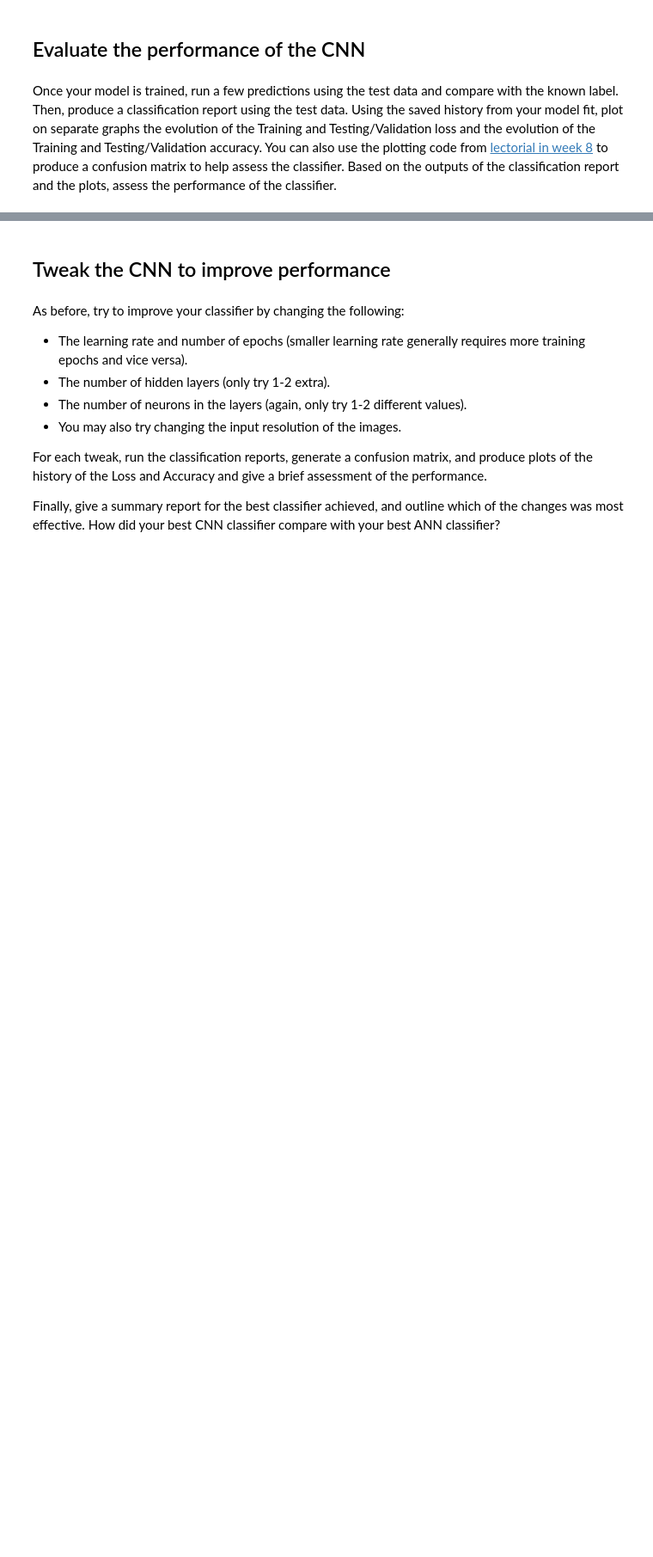
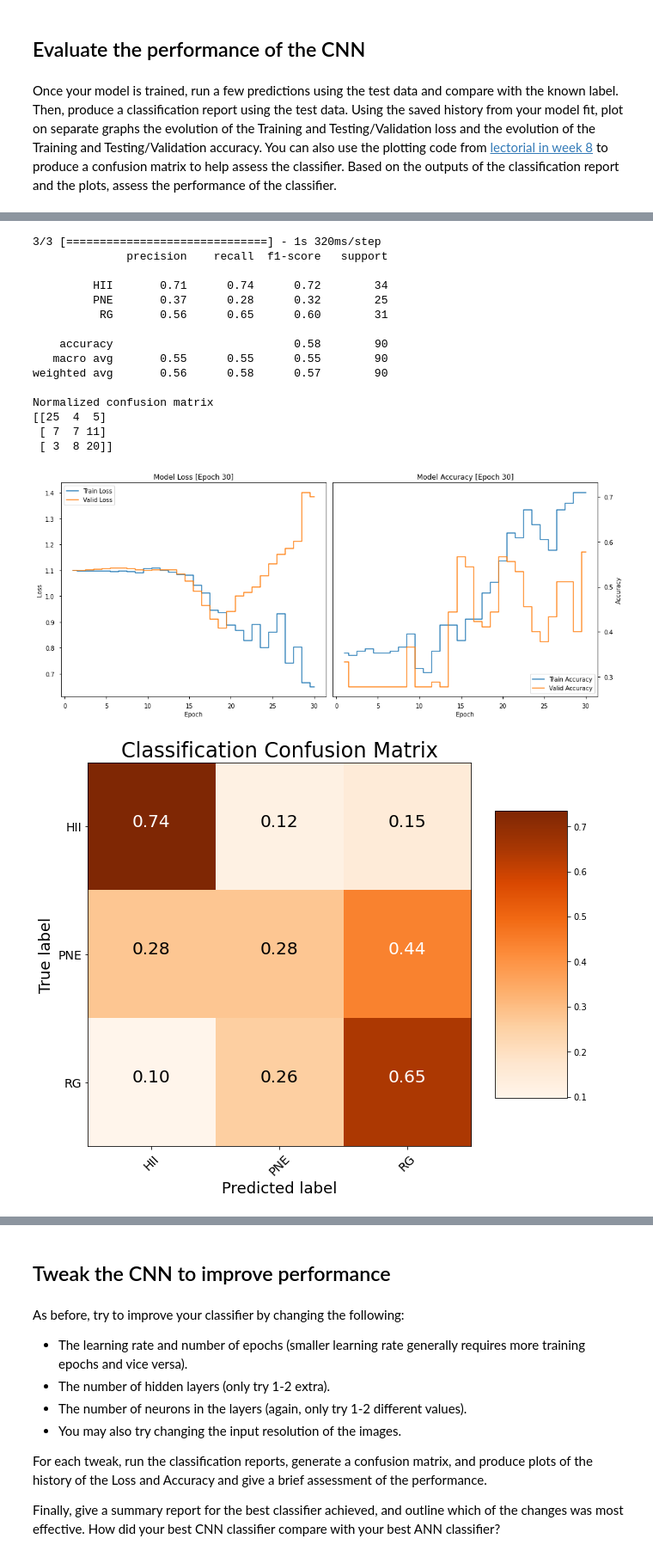
Before and after one commit to crudolphMQU/Data-Science-Techniques-in-Astrophysics, a Jupyter notebook: ASTR3110_Lab3_github.ipynb, the cells around one changed output, grey strips where cells are left out. Shown at 86% size. Drawn from its saved outputs; the diff is of its cells as text; code cells hidden in the pictures; blank space fills up the shorter version.

```diff
--- a/ASTR3110_Lab3_github.ipynb
+++ b/ASTR3110_Lab3_github.ipynb
@@ -1684,0 +1827,3 @@ Model has done a poor job, the labels have essentially the same probability of b
+# %%
+cnnFn(CNNTrainData, CNNTrainLabels, CNNTestData, CNNTestLabels, layers = 1, neurons= 1.0, numEpochs = 30, learnRate = 0.005, momentum = 1.0 )
+# %% [output]
@@ -1684,0 +1831,17 @@ Model has done a poor job, the labels have essentially the same probability of b
+3/3 [==============================] - 1s 320ms/step
+              precision    recall  f1-score   support
+
+         HII       0.71      0.74      0.72        34
+         PNE       0.37      0.28      0.32        25
+          RG       0.56      0.65      0.60        31
+
+    accuracy                           0.58        90
+   macro avg       0.55      0.55      0.55        90
+weighted avg       0.56      0.58      0.57        90
+
+Normalized confusion matrix
+[[25  4  5]
+ [ 7  7 11]
+ [ 3  8 20]]
+[figure, added]
+[figure, added]
```
Also changed, not shown: parts of 49 cells of this notebook.
